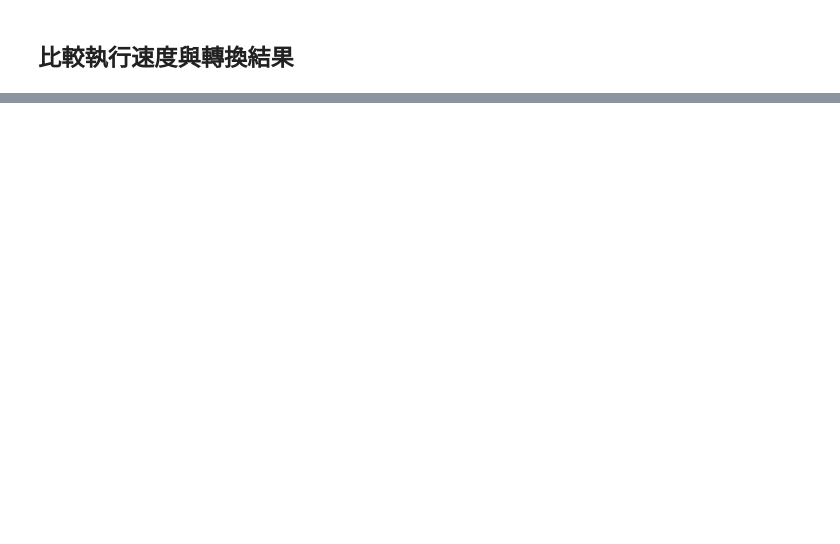
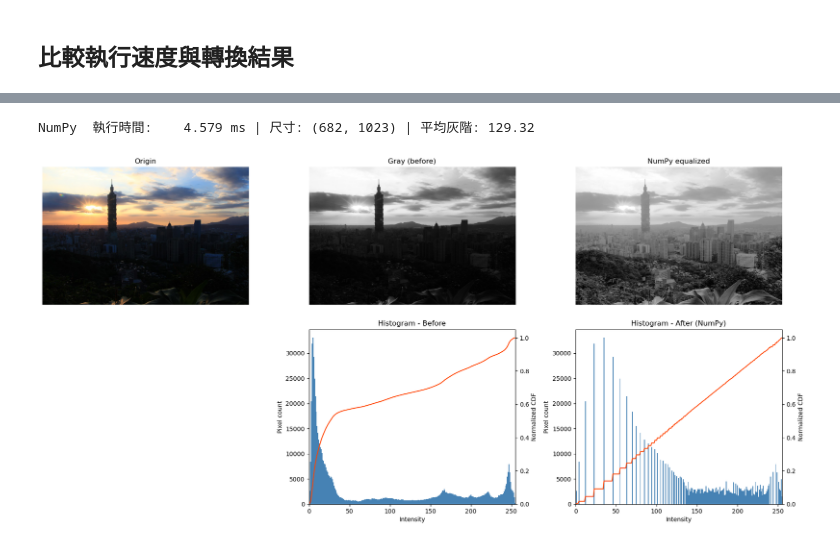
Before and after one commit to Alan93224/MMIP, a Jupyter notebook: week1/main.ipynb, the cells around one changed output, grey strips where cells are left out. Saved outputs shown, nothing was run; the diff lists cells and outputs as text; code cells hidden in the pictures; blank space fills up the shorter version.

Commit message:
add quiz 2 code

```diff
--- a/week1/main.ipynb
+++ b/week1/main.ipynb
@@ -66,0 +63,21 @@ OpenCV    1.325 ms (共 29 次)
+# %%
+import os
+import sys
+import numpy as np
+import cv2
+import matplotlib.pyplot as plt
+
+# 讓 notebook 不論從哪個目錄啟動，都能找到 Code 套件
+BASE_DIR = os.path.abspath('')
+if BASE_DIR not in sys.path:
+    sys.path.insert(0, BASE_DIR)
+
+import Code.quiz2 as q2
+from importlib import reload
+reload(q2)  # 改完 quiz2.py 後重跑這格即可生效
+
+IMAGE_PATH2 = os.path.join(BASE_DIR, 'Data', 'quiz2.jpg')
+print('影像路徑:', IMAGE_PATH2, '| 存在:', os.path.isfile(IMAGE_PATH2))
+
+# Quiz 2 專用的紀錄清單，與 Quiz 1 的 records 分開
+records2 = []
@@ -66,0 +94,5 @@ OpenCV    1.325 ms (共 29 次)
+# %%
+img_rgb2, gray2, eq_numpy = q2.Numpy_Histogram(IMAGE_PATH2, records2)
+# %% [output]
+NumPy  執行時間:    4.579 ms | 尺寸: (682, 1023) | 平均灰階: 129.32
+[figure, added]
```
Also changed, not shown: parts of 11 cells of this notebook, 5 other files.
